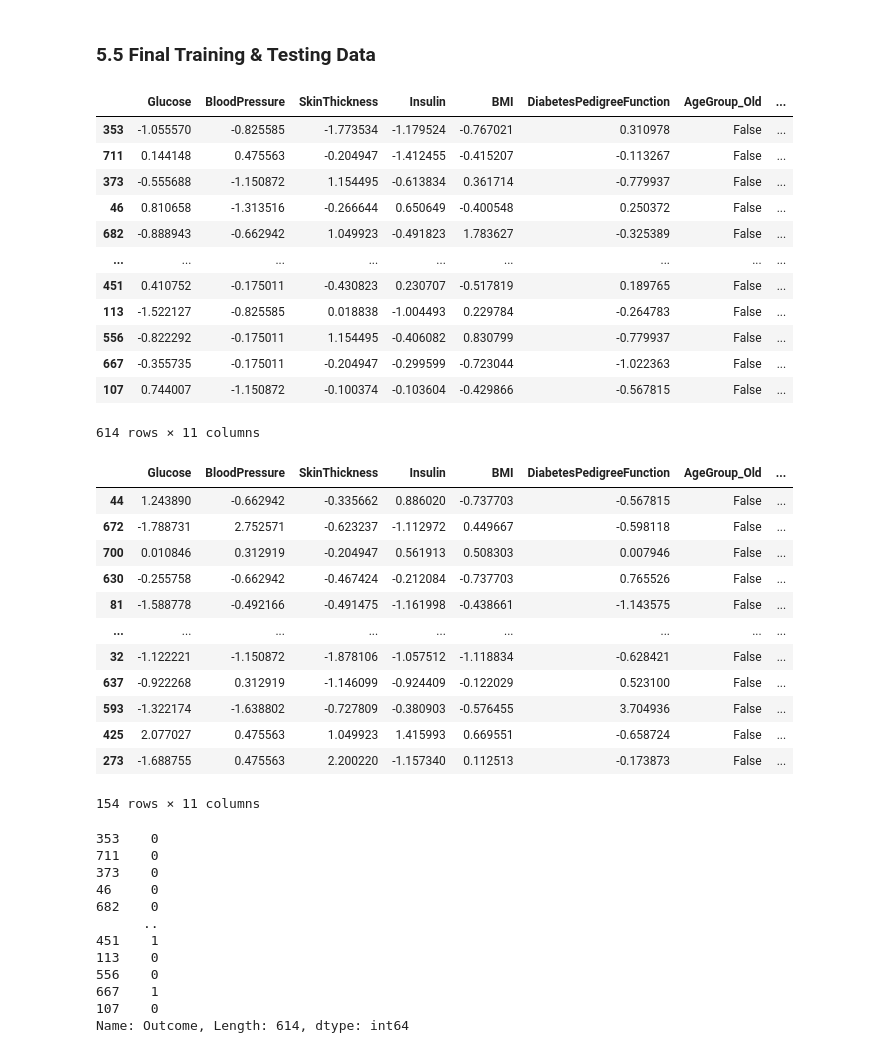
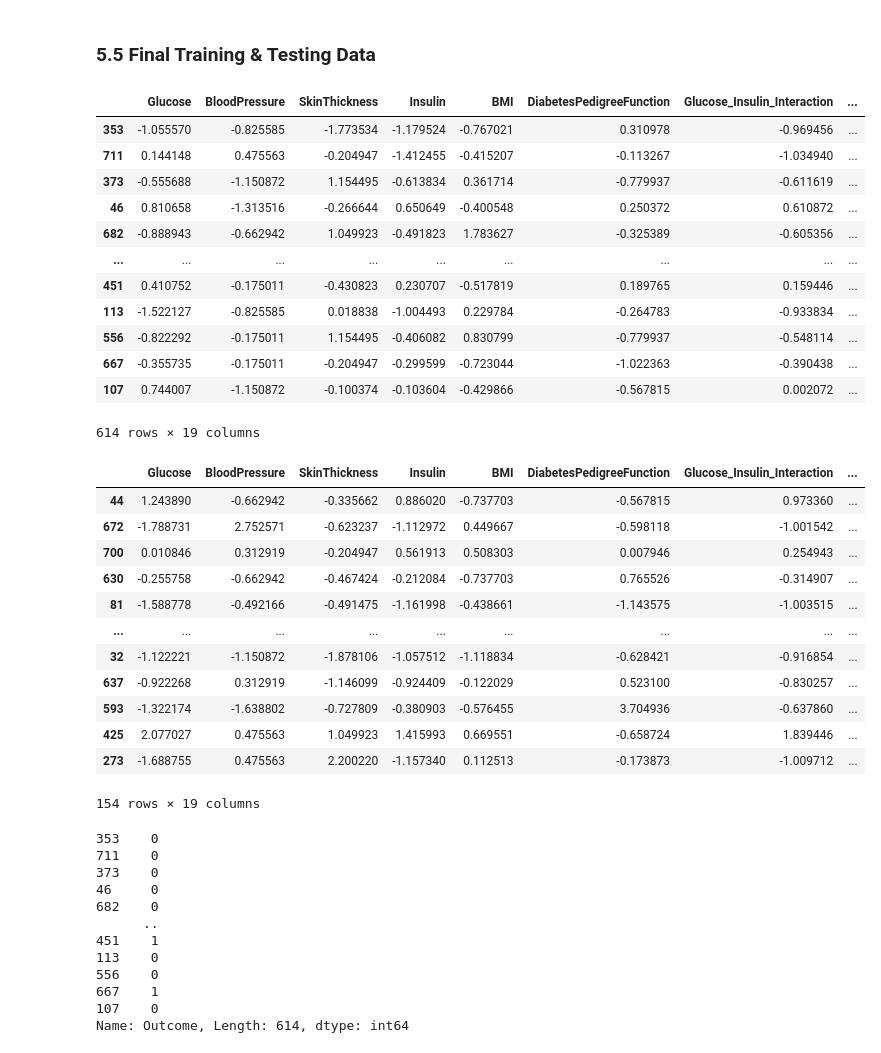
Before and after one commit to Similoluwa224/team_glucose_guard, a Jupyter notebook: capstone_diabetes.ipynb, the cells around one changed output. Drawn from its saved outputs; the diff is of its cells as text; code cells hidden in the pictures.

Commit message:
Update capstone_diabetes.ipynb with latest version

```diff
--- a/capstone_diabetes.ipynb
+++ b/capstone_diabetes.ipynb
@@ -1375,9 +1396,14 @@ X_encoded
+# %%
+# Dropping the columns not to be used
+X=df_imputed.drop(columns=['Pregnancies', 'Age', 'Outcome', 'Glucose_missing', 'BloodPressure_missing',
+                          'SkinThickness_missing', 'Insulin_missing', 'BMI_missing', 'PregnancyGroup', 'AgeGroup'])
+y=df_imputed['Outcome']
 # %% [markdown]
 ### 5.3 Train-Test Split (80/20)
 # %%
 # Split data: 80% training, 20% testing
-X_encoded_train, X_encoded_test, y_train, y_test = train_test_split( X_encoded, y, test_size=0.2, random_state=42, stratify=y)
+X_train, X_test, y_train, y_test = train_test_split(X, y, test_size=0.2, random_state=42, stratify=y)
 # Check the shape
-print("Training set:", X_encoded_train.shape, y_train.shape)
-print("Test set:", X_encoded_test.shape, y_test.shape)
+print("Training set:", X_train.shape, y_train.shape)
+print("Test set:", X_test.shape, y_test.shape)
 # %% [output]
@@ -1387,10 +1413,9 @@ Test set: (154, 11) (154,)
 ### 5.4 Scaling Numeric Features with StandardScaler
 # %%
 # Select only numeric columns from the feature set
-numeric_cols = [('Glucose', 'BloodPressure', 'SkinThickness', 'Insulin', 'BMI', 'DiabetesPedigreeFunction')]
-numeric_cols = X_encoded.select_dtypes(include=['number']).columns
+numeric_cols = X.select_dtypes(include=['number']).columns
 
-# to print numeric columns to confirm
+# Print numeric columns to confirm
 print("Numeric columns:", numeric_cols)
 # %% [output]
 Numeric columns: Index(['Glucose', 'BloodPressure', 'SkinThickness', 'Insulin', 'BMI',
@@ -1401,9 +1430,9 @@ Numeric columns: Index(['Glucose', 'BloodPressure', 'SkinThickness', 'Insulin',
 scaler = StandardScaler()
 
 # Fit on training data and transform both train and test sets
-X_encoded_train_scaled = X_encoded_train.copy()
+X_train_scaled = X_train.copy()
 
-X_encoded_test_scaled = X_encoded_test.copy()
+X_test_scaled = X_test.copy()
 
-X_encoded_train_scaled[numeric_cols] = scaler.fit_transform(X_encoded_train[numeric_cols])
-X_encoded_test_scaled[numeric_cols] = scaler.transform(X_encoded_test[numeric_cols])
+X_train_scaled[numeric_cols] = scaler.fit_transform(X_train[numeric_cols])
+X_test_scaled[numeric_cols] = scaler.transform(X_test[numeric_cols])
@@ -1445,38 +1440,38 @@ X_encoded_test_scaled[numeric_cols]
 ### 5.5 Final Training & Testing Data
 # %%
 # Full X-training data
-X_encoded_train_scaled
+X_train_scaled
 # %% [output]
-|  | Glucose | BloodPressure | SkinThickness | Insulin | BMI | DiabetesPedigreeFunction | AgeGroup_Old | ... |
-| 353 | -1.055570 | -0.825585 | -1.773534 | -1.179524 | -0.767021 | 0.310978 | False | ... |
-| 711 | 0.144148 | 0.475563 | -0.204947 | -1.412455 | -0.415207 | -0.113267 | False | ... |
-| 373 | -0.555688 | -1.150872 | 1.154495 | -0.613834 | 0.361714 | -0.779937 | False | ... |
-| 46 | 0.810658 | -1.313516 | -0.266644 | 0.650649 | -0.400548 | 0.250372 | False | ... |
-| 682 | -0.888943 | -0.662942 | 1.049923 | -0.491823 | 1.783627 | -0.325389 | False | ... |
+|  | Glucose | BloodPressure | SkinThickness | Insulin | BMI | DiabetesPedigreeFunction | Glucose_Insulin_Interaction | ... |
+| 353 | -1.055570 | -0.825585 | -1.773534 | -1.179524 | -0.767021 | 0.310978 | -0.969456 | ... |
+| 711 | 0.144148 | 0.475563 | -0.204947 | -1.412455 | -0.415207 | -0.113267 | -1.034940 | ... |
+| 373 | -0.555688 | -1.150872 | 1.154495 | -0.613834 | 0.361714 | -0.779937 | -0.611619 | ... |
+| 46 | 0.810658 | -1.313516 | -0.266644 | 0.650649 | -0.400548 | 0.250372 | 0.610872 | ... |
+| 682 | -0.888943 | -0.662942 | 1.049923 | -0.491823 | 1.783627 | -0.325389 | -0.605356 | ... |
 | ... | ... | ... | ... | ... | ... | ... | ... | ... |
-| 451 | 0.410752 | -0.175011 | -0.430823 | 0.230707 | -0.517819 | 0.189765 | False | ... |
-| 113 | -1.522127 | -0.825585 | 0.018838 | -1.004493 | 0.229784 | -0.264783 | False | ... |
-| 556 | -0.822292 | -0.175011 | 1.154495 | -0.406082 | 0.830799 | -0.779937 | False | ... |
-| 667 | -0.355735 | -0.175011 | -0.204947 | -0.299599 | -0.723044 | -1.022363 | False | ... |
-| 107 | 0.744007 | -1.150872 | -0.100374 | -0.103604 | -0.429866 | -0.567815 | False | ... |
+| 451 | 0.410752 | -0.175011 | -0.430823 | 0.230707 | -0.517819 | 0.189765 | 0.159446 | ... |
+| 113 | -1.522127 | -0.825585 | 0.018838 | -1.004493 | 0.229784 | -0.264783 | -0.933834 | ... |
+| 556 | -0.822292 | -0.175011 | 1.154495 | -0.406082 | 0.830799 | -0.779937 | -0.548114 | ... |
+| 667 | -0.355735 | -0.175011 | -0.204947 | -0.299599 | -0.723044 | -1.022363 | -0.390438 | ... |
+| 107 | 0.744007 | -1.150872 | -0.100374 | -0.103604 | -0.429866 | -0.567815 | 0.002072 | ... |
-614 rows × 11 columns
+614 rows × 19 columns
 # %%
 # Full X-testing data
-X_encoded_test_scaled
+X_test_scaled
 # %% [output]
-|  | Glucose | BloodPressure | SkinThickness | Insulin | BMI | DiabetesPedigreeFunction | AgeGroup_Old | ... |
-| 44 | 1.243890 | -0.662942 | -0.335662 | 0.886020 | -0.737703 | -0.567815 | False | ... |
-| 672 | -1.788731 | 2.752571 | -0.623237 | -1.112972 | 0.449667 | -0.598118 | False | ... |
-| 700 | 0.010846 | 0.312919 | -0.204947 | 0.561913 | 0.508303 | 0.007946 | False | ... |
-| 630 | -0.255758 | -0.662942 | -0.467424 | -0.212084 | -0.737703 | 0.765526 | False | ... |
-| 81 | -1.588778 | -0.492166 | -0.491475 | -1.161998 | -0.438661 | -1.143575 | False | ... |
+|  | Glucose | BloodPressure | SkinThickness | Insulin | BMI | DiabetesPedigreeFunction | Glucose_Insulin_Interaction | ... |
+| 44 | 1.243890 | -0.662942 | -0.335662 | 0.886020 | -0.737703 | -0.567815 | 0.973360 | ... |
+| 672 | -1.788731 | 2.752571 | -0.623237 | -1.112972 | 0.449667 | -0.598118 | -1.001542 | ... |
+| 700 | 0.010846 | 0.312919 | -0.204947 | 0.561913 | 0.508303 | 0.007946 | 0.254943 | ... |
+| 630 | -0.255758 | -0.662942 | -0.467424 | -0.212084 | -0.737703 | 0.765526 | -0.314907 | ... |
+| 81 | -1.588778 | -0.492166 | -0.491475 | -1.161998 | -0.438661 | -1.143575 | -1.003515 | ... |
 | ... | ... | ... | ... | ... | ... | ... | ... | ... |
-| 32 | -1.122221 | -1.150872 | -1.878106 | -1.057512 | -1.118834 | -0.628421 | False | ... |
-| 637 | -0.922268 | 0.312919 | -1.146099 | -0.924409 | -0.122029 | 0.523100 | False | ... |
-| 593 | -1.322174 | -1.638802 | -0.727809 | -0.380903 | -0.576455 | 3.704936 | False | ... |
-| 425 | 2.077027 | 0.475563 | 1.049923 | 1.415993 | 0.669551 | -0.658724 | False | ... |
-| 273 | -1.688755 | 0.475563 | 2.200220 | -1.157340 | 0.112513 | -0.173873 | False | ... |
+| 32 | -1.122221 | -1.150872 | -1.878106 | -1.057512 | -1.118834 | -0.628421 | -0.916854 | ... |
+| 637 | -0.922268 | 0.312919 | -1.146099 | -0.924409 | -0.122029 | 0.523100 | -0.830257 | ... |
+| 593 | -1.322174 | -1.638802 | -0.727809 | -0.380903 | -0.576455 | 3.704936 | -0.637860 | ... |
+| 425 | 2.077027 | 0.475563 | 1.049923 | 1.415993 | 0.669551 | -0.658724 | 1.839446 | ... |
+| 273 | -1.688755 | 0.475563 | 2.200220 | -1.157340 | 0.112513 | -0.173873 | -1.009712 | ... |
-154 rows × 11 columns
+154 rows × 19 columns
 # %%
 # Full y-training data
 y_train
```
Also changed, not shown: parts of 39 cells of this notebook, 2 other files.
